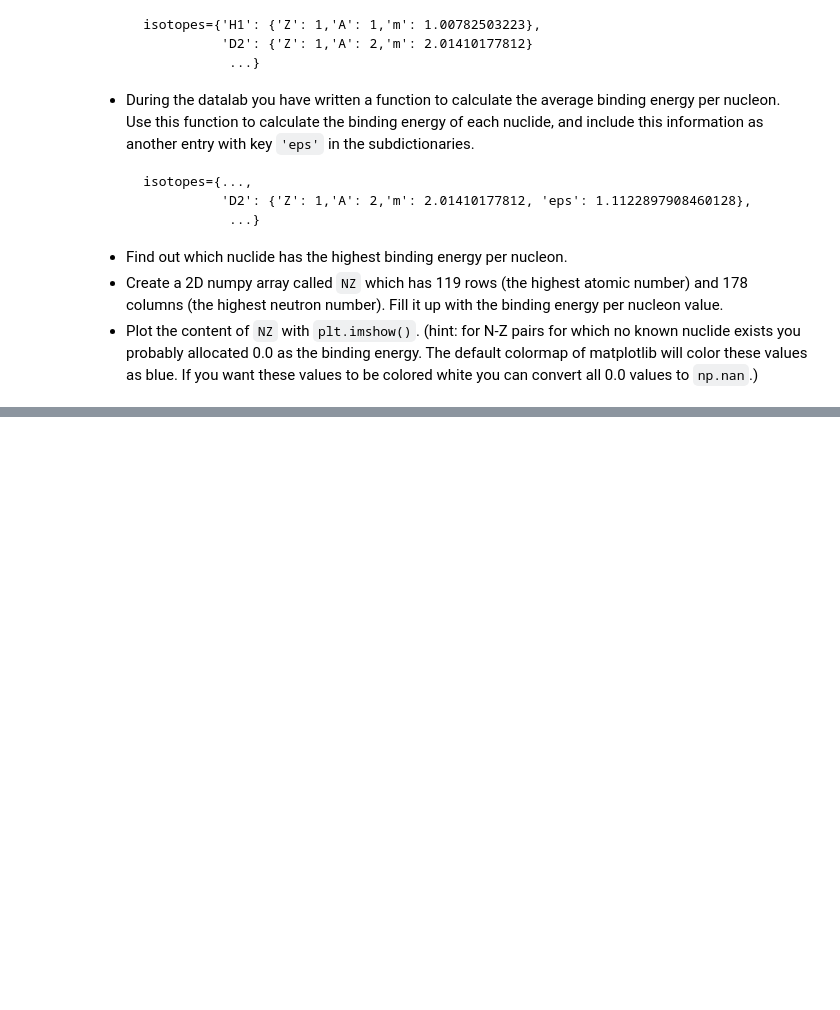
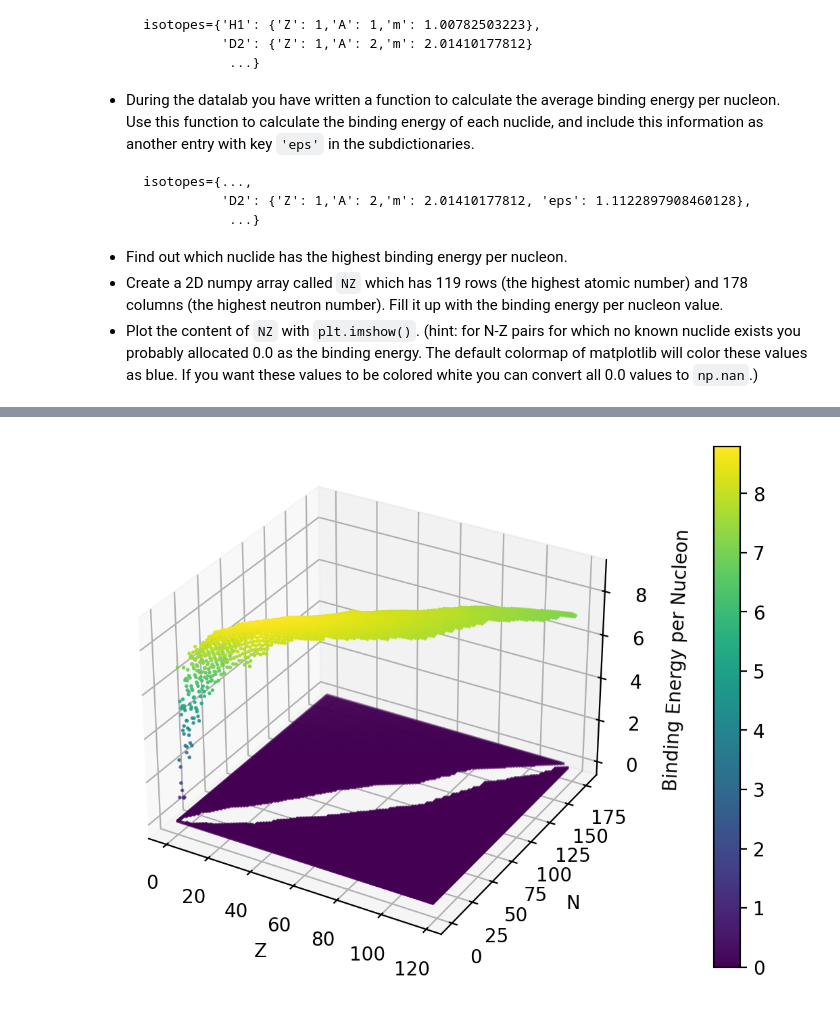
Before and after one commit to jenshoej/ReactorPhysics, a Jupyter notebook: HomeAssignments/HA1/HA1-2.ipynb, the cells around one changed output, grey strips where cells are left out. Cells and saved outputs as stored; diff of their text form; code cells hidden in the pictures; blank space fills up the shorter version.

```diff
--- a/HomeAssignments/HA1/HA1-2.ipynb
+++ b/HomeAssignments/HA1/HA1-2.ipynb
@@ -111,0 +116,23 @@ elements
+# %%
+from mpl_toolkits.mplot3d import Axes3D
+binding_energy = NZ
+
+# Create meshgrid for the indices
+x = np.arange(binding_energy.shape[0])
+y = np.arange(binding_energy.shape[1])
+X, Y = np.meshgrid(x, y)
+
+fig = plt.figure(dpi=200,figsize=(16,5))
+ax = fig.add_subplot(111, projection='3d')
+
+surf = ax.scatter(X, Y, binding_energy.T, c=binding_energy.T, s=1)
+
+fig.colorbar(surf)
+
+ax.set_xlabel('Z')
+ax.set_ylabel('N')
+ax.set_zlabel('Binding Energy per Nucleon')
+
+plt.show()
+# %% [output]
+[figure, added]
```
Also changed, not shown: parts of 6 cells of this notebook.
